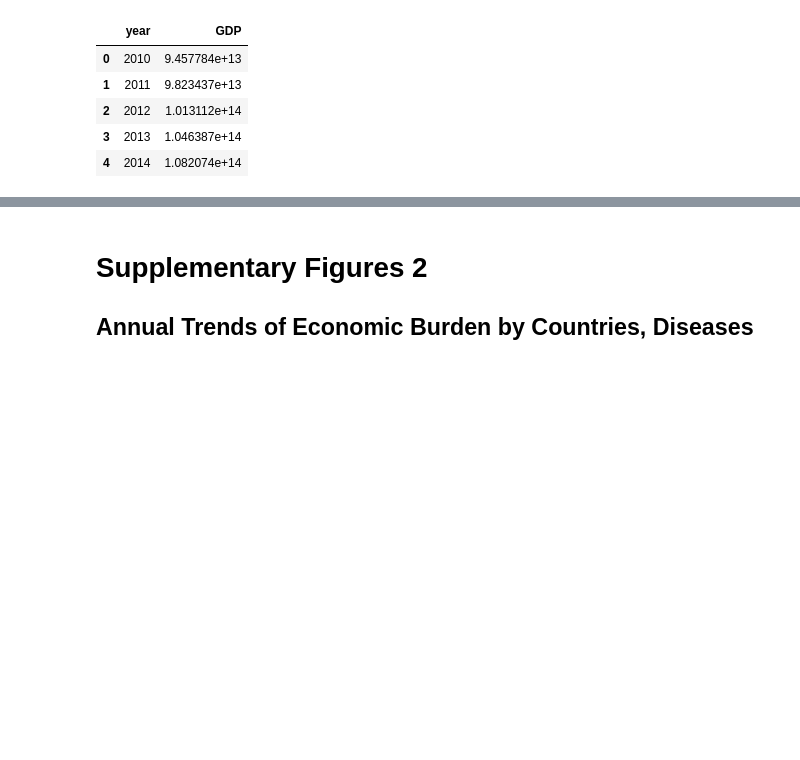
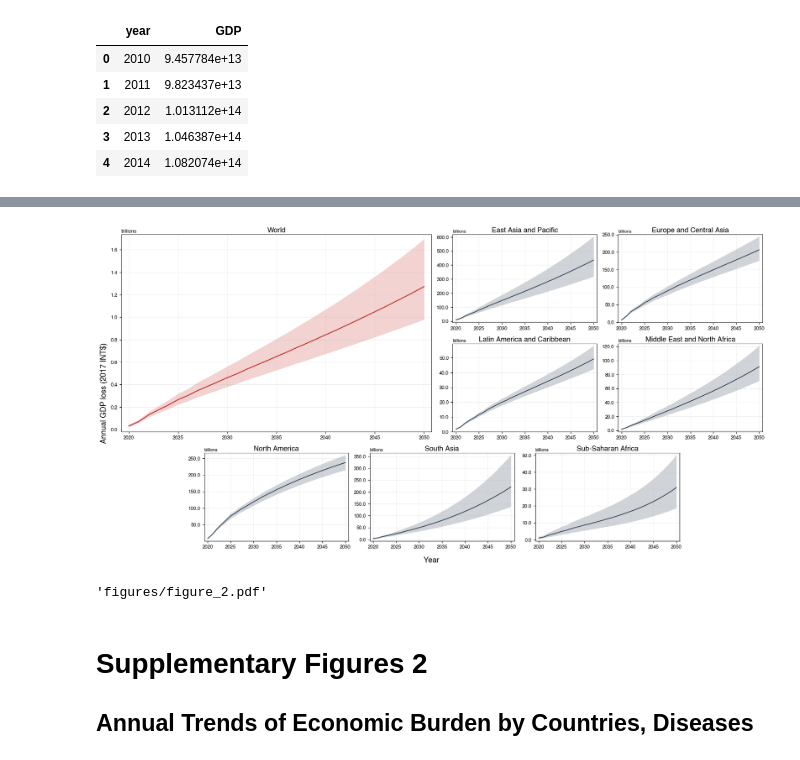
Before and after one commit to CenterforDigitalHealth/ASCVD-Economic-Burden, a Jupyter notebook: generate_figures-trend.ipynb, the cells around one changed output, grey strips where cells are left out. Saved outputs shown, nothing was run; the diff lists cells and outputs as text; code cells hidden in the pictures; blank space fills up the shorter version.

```diff
--- a/generate_figures-trend.ipynb
+++ b/generate_figures-trend.ipynb
@@ -137,0 +142,9 @@ plt.show()
+# %%
+import os
+import numpy as np
+import pandas as pd
+import matplotlib.pyplot as plt
+from matplotlib.backends.backend_pdf import PdfPages
+from matplotlib.ticker import Formatter
+
+plt.rcParams["font.family"] = "Helvetica"
@@ -138,3 +363,13 @@ plt.show()
+# %%
+plot_aggregate(
+    annual_df="results/annual_imputation_aggregate_ALL.csv",
+    disease="ASCVD",
+    out_pdf="figures/figure_2.pdf",
+    save=True,
+)
+# %% [output]
+[figure, added]
+'figures/figure_2.pdf'
 # %% [markdown]
 # Supplementary Figures 2
 ## Annual Trends of Economic Burden by Countries, Diseases
```
Also changed, not shown: parts of 8 cells of this notebook.
